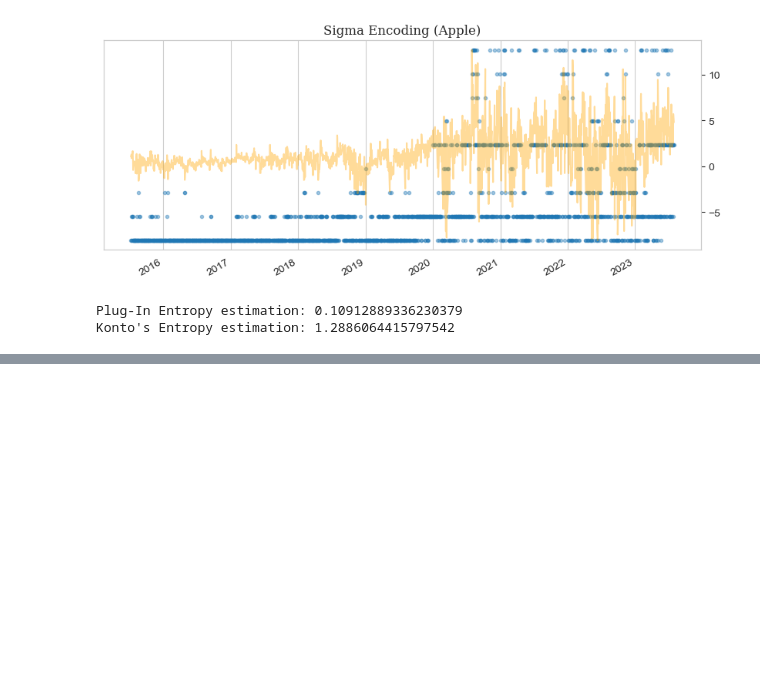
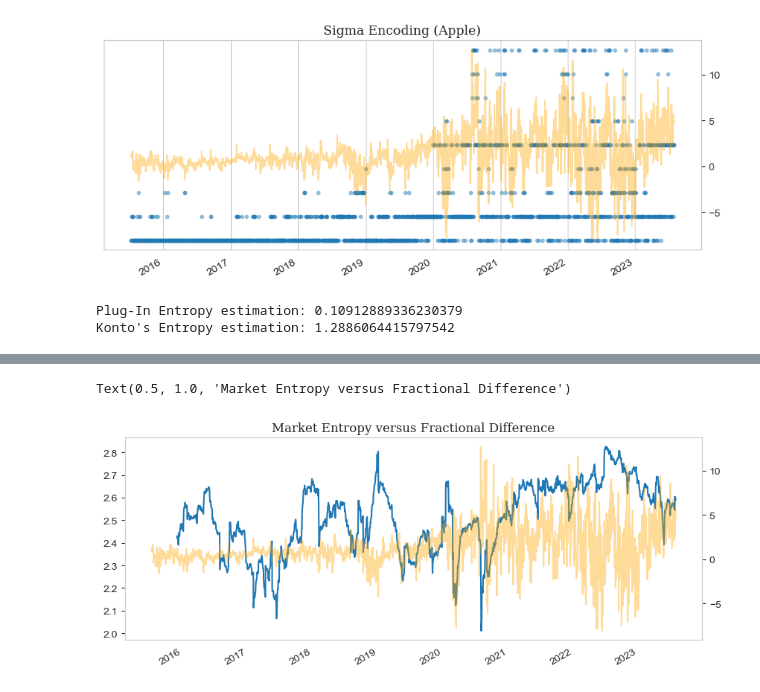
Before and after one commit to Tommylee1013/QUANTIFI, a Jupyter notebook: Week 10/Advanced Time Series.ipynb, the cells around one changed output, grey strips where cells are left out. Cells and saved outputs as stored; diff of their text form; code cells hidden in the pictures; blank space fills up the shorter version.

```diff
--- a/Week 10/Advanced Time Series.ipynb
+++ b/Week 10/Advanced Time Series.ipynb
@@ -275,0 +272,3 @@ Konto's Entropy estimation: 1.2886064415797542
+# %%
+bin = ats.OptimizeBins(len(ret), corr = None)
+print('Optimized Bin : ', bin)
@@ -275,0 +277,8 @@ Konto's Entropy estimation: 1.2886064415797542
+# %%
+etp = []
+for i in range(100, len(ret)) :
+    hX = ss.entropy(np.histogram(ret[i-100:i], bin)[0])
+    etp.append(hX)
+etp = pd.DataFrame(etp, index = ret.index[100:])
+etp.columns = ['Market Entropy']
+etp
@@ -275,0 +299,9 @@ Konto's Entropy estimation: 1.2886064415797542
+# %%
+plt.figure(figsize = (10,4))
+plt.grid(False)
+plt.plot(etp)
+ret.plot(secondary_y = True, color = 'orange', alpha = 0.4)
+plt.title('Market Entropy versus Fractional Difference', fontfamily = 'Serif', fontsize = 12)
+# %% [output]
+Text(0.5, 1.0, 'Market Entropy versus Fractional Difference')
+[figure, added]
```
Also changed, not shown: parts of 26 cells of this notebook, 2 other files.
